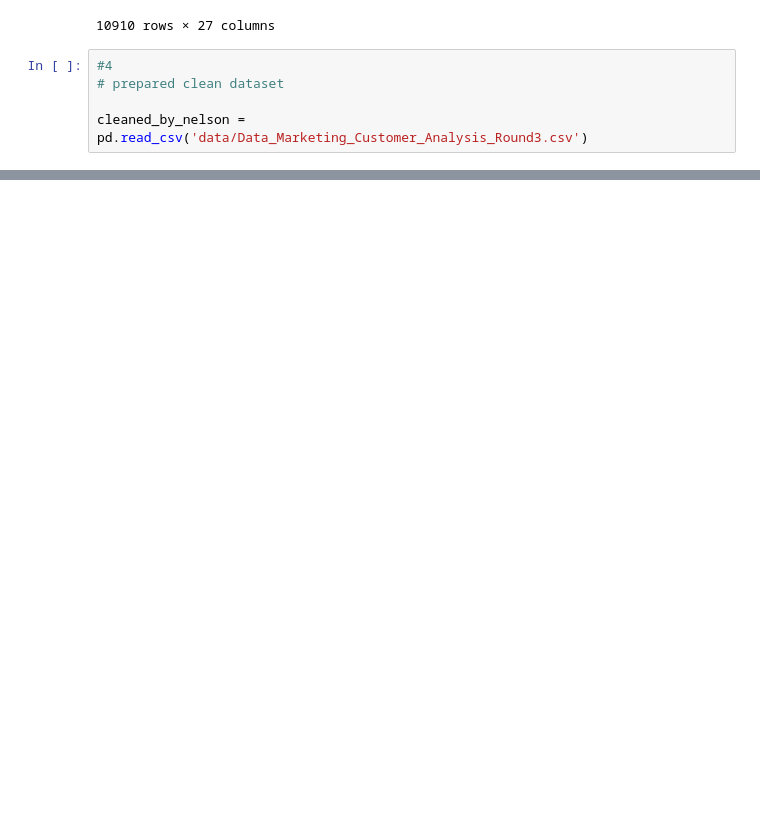
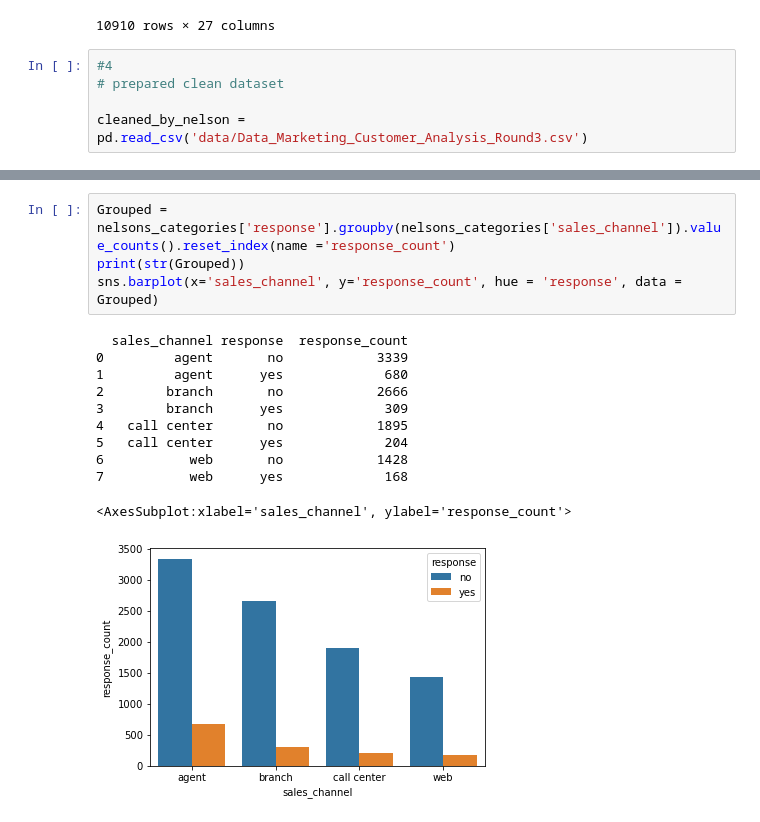
Before and after one commit to esSarah/IronRoth, a Jupyter notebook: Case Study/Customer_Analysis_Case_Study/GrandTheftAuto.ipynb, the cells around one changed output, grey strips where cells are left out. Drawn from its saved outputs; the diff is of its cells as text; blank space fills up the shorter version.

```diff
--- a/Case Study/Customer_Analysis_Case_Study/GrandTheftAuto.ipynb
+++ b/Case Study/Customer_Analysis_Case_Study/GrandTheftAuto.ipynb
@@ -811,0 +894,16 @@ TypeError: 'Index' object is not callable
+# %%
+Grouped = nelsons_categories['response'].groupby(nelsons_categories['sales_channel']).value_counts().reset_index(name ='response_count')
+print(str(Grouped))
+sns.barplot(x='sales_channel', y='response_count', hue = 'response', data = Grouped)
+# %% [output]
+  sales_channel response  response_count
+0         agent       no            3339
+1         agent      yes             680
+2        branch       no            2666
+3        branch      yes             309
+4   call center       no            1895
+5   call center      yes             204
+6           web       no            1428
+7           web      yes             168
+<AxesSubplot:xlabel='sales_channel', ylabel='response_count'>
+[figure, added]
```
Also changed, not shown: parts of 35 cells of this notebook.
